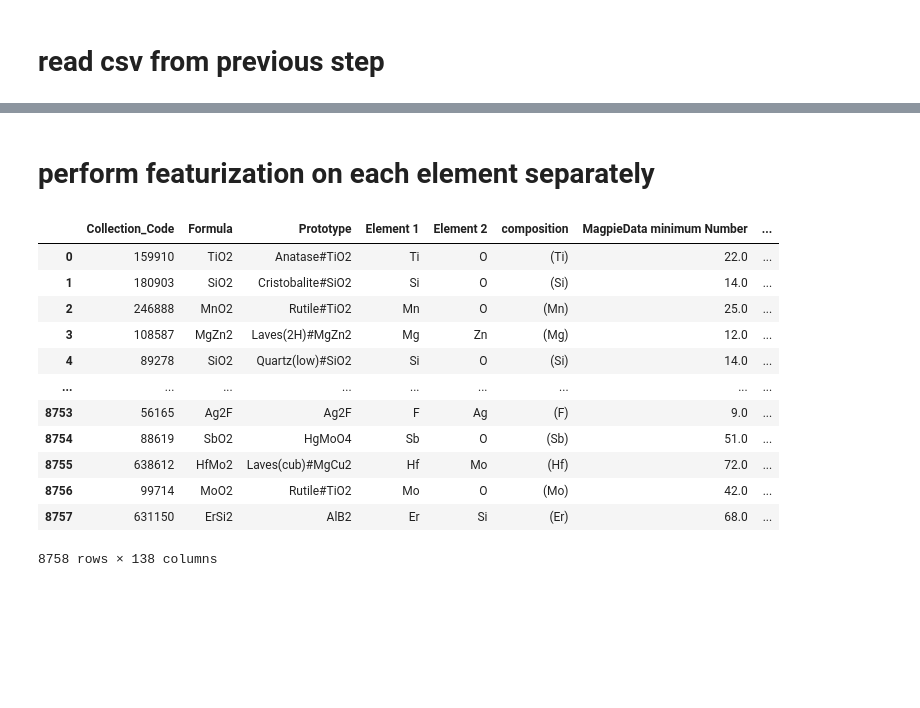
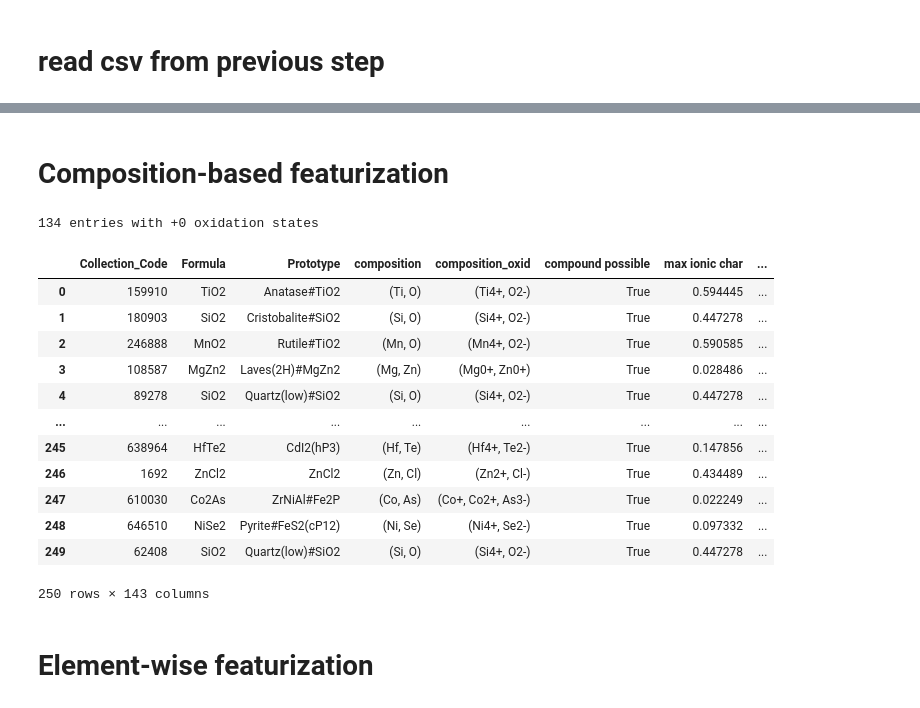
Before and after one commit to AlbertVong/Mat-Hack-2023, a Jupyter notebook: 3_generate_features/0_featurizer.ipynb, the cells around one changed output, grey strips where cells are left out. Drawn from its saved outputs; the diff is of its cells as text; code cells hidden in the pictures; blank space fills up the shorter version.

Commit message:
added composition-based features and predicted oxi states (avged for disproportionated compounds), and charge disproportionation boolean

```diff
--- a/3_generate_features/0_featurizer.ipynb
+++ b/3_generate_features/0_featurizer.ipynb
@@ -9,4 +27,4 @@ import numpy as np
 # %% [markdown]
 # read csv from previous step
 # %%
-data = pd.read_csv('../2_filter/filtered_entries_for_featurization.csv')
+df = pd.read_csv('../2_filter/filtered_entries_for_featurization.csv')[:250]
@@ -45,2 +30,0 @@ data['Element 2'] = element_2_list
-# %% [markdown]
-# perform featurization on each element separately
@@ -57,16 +31,39 @@ e2_features = e2_feat.featurize_dataframe(e2_comps, col_id="composition")
-# %%
-e1_features
-# %% [output]
-|  | Collection_Code | Formula | Prototype | Element 1 | Element 2 | composition | MagpieData minimum Number | ... |
-| 0 | 159910 | TiO2 | Anatase#TiO2 | Ti | O | (Ti) | 22.0 | ... |
-| 1 | 180903 | SiO2 | Cristobalite#SiO2 | Si | O | (Si) | 14.0 | ... |
-| 2 | 246888 | MnO2 | Rutile#TiO2 | Mn | O | (Mn) | 25.0 | ... |
-| 3 | 108587 | MgZn2 | Laves(2H)#MgZn2 | Mg | Zn | (Mg) | 12.0 | ... |
-| 4 | 89278 | SiO2 | Quartz(low)#SiO2 | Si | O | (Si) | 14.0 | ... |
-| ... | ... | ... | ... | ... | ... | ... | ... | ... |
-| 8753 | 56165 | Ag2F | Ag2F | F | Ag | (F) | 9.0 | ... |
-| 8754 | 88619 | SbO2 | HgMoO4 | Sb | O | (Sb) | 51.0 | ... |
-| 8755 | 638612 | HfMo2 | Laves(cub)#MgCu2 | Hf | Mo | (Hf) | 72.0 | ... |
-| 8756 | 99714 | MoO2 | Rutile#TiO2 | Mo | O | (Mo) | 42.0 | ... |
-| 8757 | 631150 | ErSi2 | AlB2 | Er | Si | (Er) | 68.0 | ... |
-8758 rows × 138 columns
+# %% [markdown]
+# Composition-based featurization
+# %%
+# Find composition
+df = StrToComposition().featurize_dataframe(df, 'Formula')
+
+# Guess oxidation states
+df = CompositionToOxidComposition().featurize_dataframe(df, 'composition')
+
+### Detect 0 oxi states
+has_0_oxi = [0 in [spec.oxi_state for spec in comp.elements] for comp in df.composition_oxid]
+print(f'{sum(has_0_oxi)} entries with +0 oxidation states')
+
+# Calculate composition based features
+df = IonProperty().featurize_dataframe(df, 'composition_oxid')
+df = ElementProperty.from_preset(preset_name="magpie").featurize_dataframe(df, 'composition_oxid')
+df = ElectronAffinity().featurize_dataframe(df, 'composition_oxid', ignore_errors=True)
+df = BandCenter().featurize_dataframe(df, 'composition_oxid', ignore_errors=True)
+
+# Flag compounds which tend to charge-disproporionate
+df['chg_dispro'] = [len(oxid_comp) > 2 for oxid_comp in df.composition_oxid]
+df
+# %% [output]
+134 entries with +0 oxidation states
+|  | Collection_Code | Formula | Prototype | composition | composition_oxid | compound possible | max ionic char | ... |
+| 0 | 159910 | TiO2 | Anatase#TiO2 | (Ti, O) | (Ti4+, O2-) | True | 0.594445 | ... |
+| 1 | 180903 | SiO2 | Cristobalite#SiO2 | (Si, O) | (Si4+, O2-) | True | 0.447278 | ... |
+| 2 | 246888 | MnO2 | Rutile#TiO2 | (Mn, O) | (Mn4+, O2-) | True | 0.590585 | ... |
+| 3 | 108587 | MgZn2 | Laves(2H)#MgZn2 | (Mg, Zn) | (Mg0+, Zn0+) | True | 0.028486 | ... |
+| 4 | 89278 | SiO2 | Quartz(low)#SiO2 | (Si, O) | (Si4+, O2-) | True | 0.447278 | ... |
+| ... | ... | ... | ... | ... | ... | ... | ... | ... |
+| 245 | 638964 | HfTe2 | CdI2(hP3) | (Hf, Te) | (Hf4+, Te2-) | True | 0.147856 | ... |
+| 246 | 1692 | ZnCl2 | ZnCl2 | (Zn, Cl) | (Zn2+, Cl-) | True | 0.434489 | ... |
+| 247 | 610030 | Co2As | ZrNiAl#Fe2P | (Co, As) | (Co+, Co2+, As3-) | True | 0.022249 | ... |
+| 248 | 646510 | NiSe2 | Pyrite#FeS2(cP12) | (Ni, Se) | (Ni4+, Se2-) | True | 0.097332 | ... |
+| 249 | 62408 | SiO2 | Quartz(low)#SiO2 | (Si, O) | (Si4+, O2-) | True | 0.447278 | ... |
+250 rows × 143 columns
+# %% [markdown]
+# Element-wise featurization
```
Also changed, not shown: parts of 11 cells of this notebook, 1 other file.
